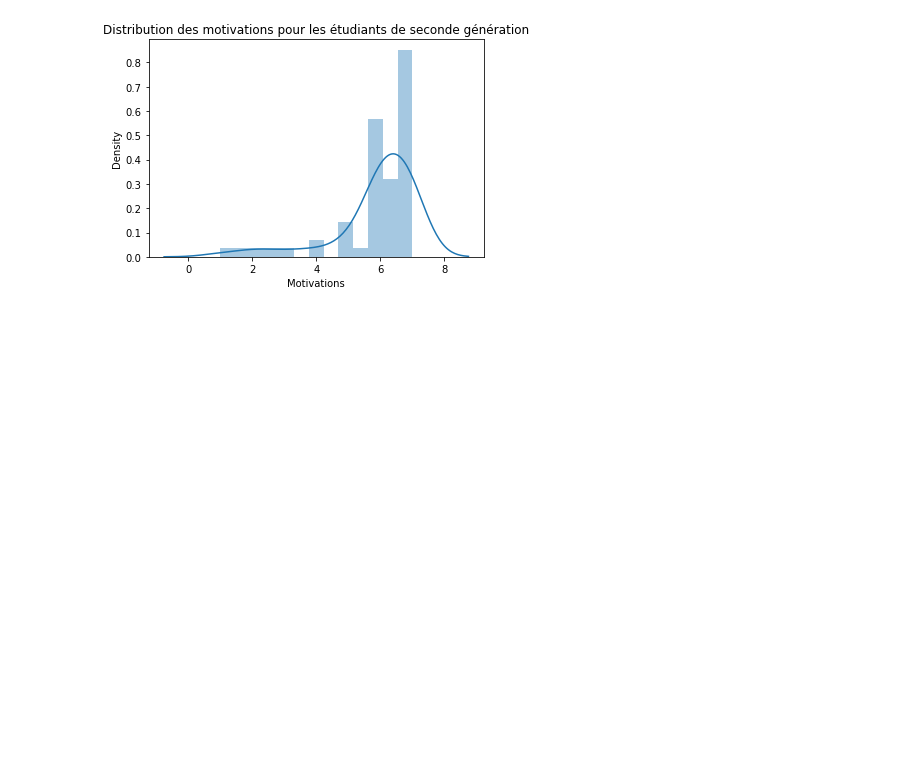
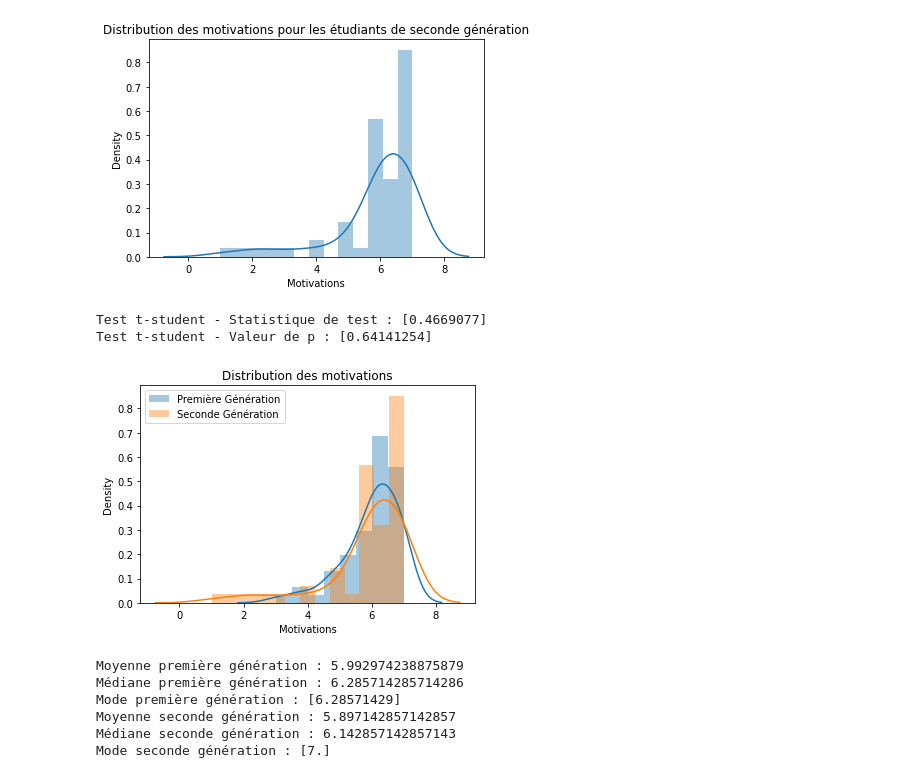
Before and after one commit to Sarah-Zenati/InequalityDataLab, a Jupyter notebook: project_students'motivation.ipynb, the cells around one changed output. Cells and saved outputs as stored; diff of their text form; code cells hidden in the pictures; blank space fills up the shorter version.

```diff
--- a/project_students'motivation.ipynb
+++ b/project_students'motivation.ipynb
@@ -69,3 +71,45 @@ plt.show()
 # %% [output]
 [figure]
 [figure]
+# %%
+ import scipy.stats as stats
+
+# Comparer les moyennes avec le test t-student
+t_statistic, p_value = stats.ttest_ind(premiere_generation, seconde_generation)
+print("Test t-student - Statistique de test :", t_statistic)
+print("Test t-student - Valeur de p :", p_value)
+
+# Visualiser les distributions
+plt.title('Distribution des motivations')
+sns.distplot(premiere_generation, label='Première Génération')
+sns.distplot(seconde_generation, label='Seconde Génération')
+plt.xlabel('Motivations')
+plt.legend()
+plt.show()
+
+# Calculer d'autres mesures de tendance centrale
+mean_premiere_generation = np.mean(premiere_generation)
+median_premiere_generation = np.median(premiere_generation)
+mode_premiere_generation = stats.mode(premiere_generation)
+
+mean_seconde_generation = np.mean(seconde_generation)
+median_seconde_generation = np.median(seconde_generation)
+mode_seconde_generation = stats.mode(seconde_generation)
+
+print("Moyenne première génération :", mean_premiere_generation)
+print("Médiane première génération :", median_premiere_generation)
+print("Mode première génération :", mode_premiere_generation.mode[0])
+
+print("Moyenne seconde génération :", mean_seconde_generation)
+print("Médiane seconde génération :", median_seconde_generation)
+print("Mode seconde génération :", mode_seconde_generation.mode[0])
+# %% [output]
+Test t-student - Statistique de test : [0.4669077]
+Test t-student - Valeur de p : [0.64141254]
+[figure, added]
+Moyenne première génération : 5.992974238875879
+Médiane première génération : 6.285714285714286
+Mode première génération : [6.28571429]
+Moyenne seconde génération : 5.897142857142857
+Médiane seconde génération : 6.142857142857143
+Mode seconde génération : [7.]
```
Also changed, not shown: parts of 1 cell of this notebook.
